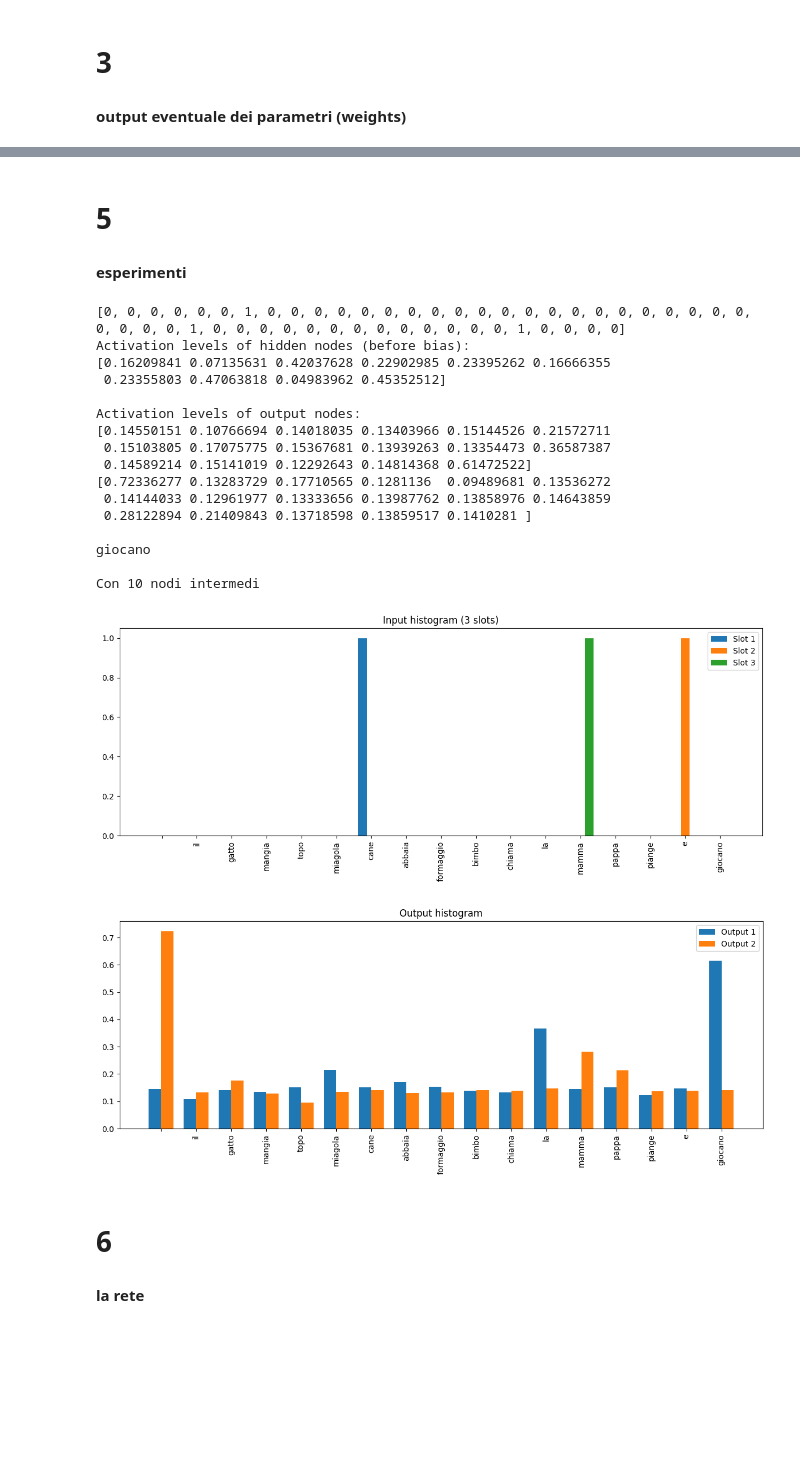
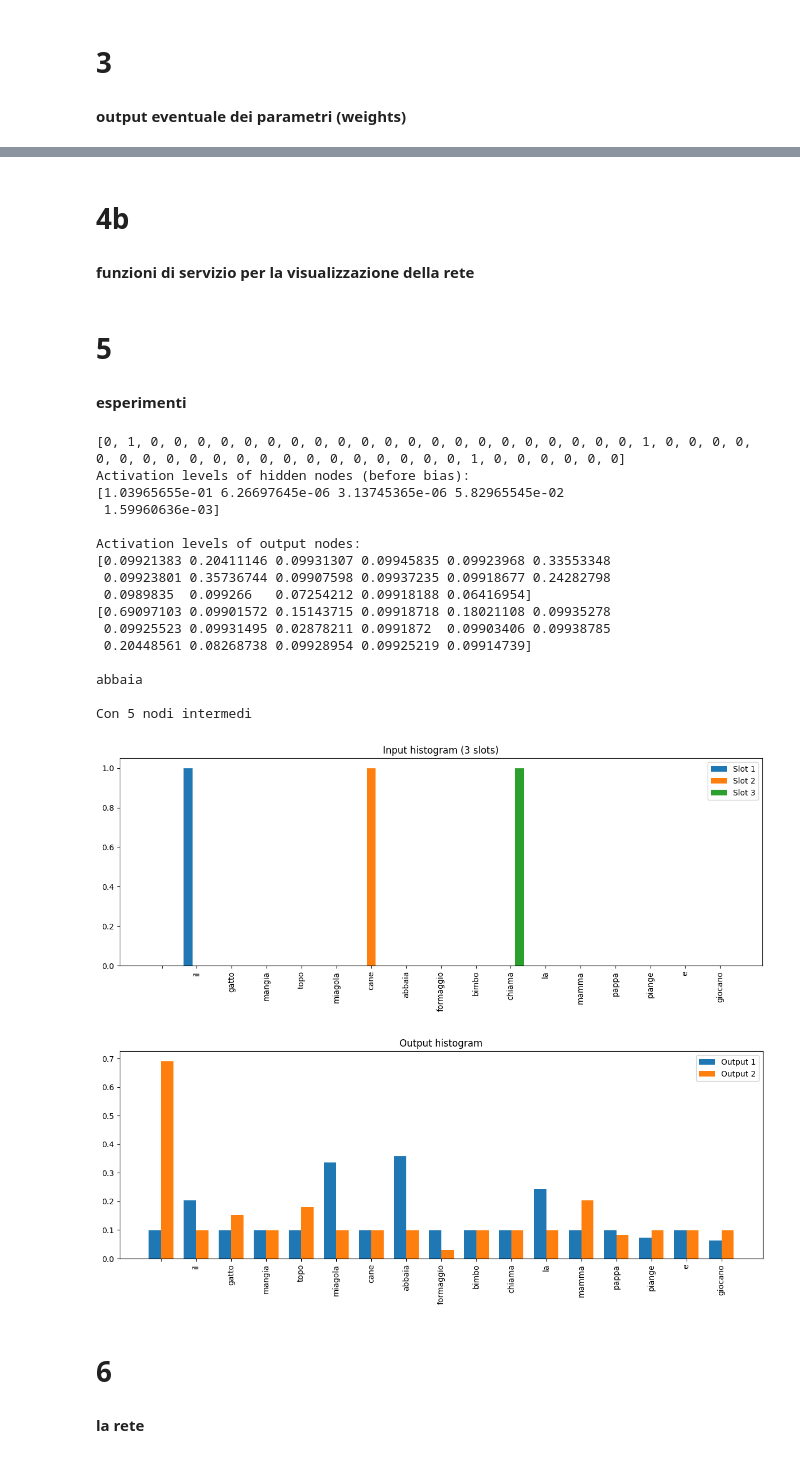
Before and after one commit to terna/SLM_ANN, a Jupyter notebook: ANNshowingActivationsPT_HiddenN_wordHist_showNN.ipynb, the cells around one changed output, grey strips where cells are left out. Drawn from its saved outputs; the diff is of its cells as text; code cells hidden in the pictures; blank space fills up the shorter version.

```diff
--- a/ANNshowingActivationsPT_HiddenN_wordHist_showNN.ipynb
+++ b/ANNshowingActivationsPT_HiddenN_wordHist_showNN.ipynb
@@ -305,10 +238,13 @@ def inOutExperiments(i0, i1, i2, show_histograms=True):
     """Runs one 3-word input experiment and prints the 2-word output.
     If show_histograms=True, also plots input/output histograms (dictionary order).
     """
-    #to be sued in showing NN
+    #to be used in showing NN
     inputPhrase[0]=i0
     inputPhrase[1]=i1
     inputPhrase[2]=i2
+
+    global parolaMancante
+    parolaMancante=False
 
     inExp = [0] * 17 * 3
 
@@ -316,18 +252,21 @@ def inOutExperiments(i0, i1, i2, show_histograms=True):
         inExp[dictionary[i0]] = 1
     except:
         print(i0, " parola sconosciuta")
+        parolaMancante=True
         return
 
     try:
         inExp[dictionary[i1] + 17] = 1
     except:
         print(i1, " parola sconosciuta")
+        parolaMancante=True
         return
 
     try:
         inExp[dictionary[i2] + 17 * 2] = 1
     except:
         print(i2, " parola sconosciuta")
+        parolaMancante=True
         return
 
     print(inExp)
@@ -346,3 +285,6 @@ def inOutExperiments(i0, i1, i2, show_histograms=True):
             print("\n[WARNING] plot_in_out_histograms(...) non è definita: esegui prima la cella 4.")
         except Exception as e:
             print(f"\n[WARNING] impossibile generare gli istogrammi: {e}")
+# %% [markdown]
+# 4b
+#### funzioni di servizio per la visualizzazione della rete
@@ -350,26 +469,26 @@ def inOutExperiments(i0, i1, i2, show_histograms=True):
 # 5
 #### esperimenti
 # %%
-inOutExperiments("cane","e","mamma")
+inOutExperiments("il","cane","chiama")
 # %% [output]
-[0, 0, 0, 0, 0, 0, 1, 0, 0, 0, 0, 0, 0, 0, 0, 0, 0, 0, 0, 0, 0, 0, 0, 0, 0, 0, 0, 0, 0, 0, 0, 0, 1, 0, 0, 0, 0, 0, 0, 0, 0, 0, 0, 0, 0, 0, 1, 0, 0, 0, 0]
+[0, 1, 0, 0, 0, 0, 0, 0, 0, 0, 0, 0, 0, 0, 0, 0, 0, 0, 0, 0, 0, 0, 0, 1, 0, 0, 0, 0, 0, 0, 0, 0, 0, 0, 0, 0, 0, 0, 0, 0, 0, 0, 0, 0, 1, 0, 0, 0, 0, 0, 0]
 Activation levels of hidden nodes (before bias):
-[0.16209841 0.07135631 0.42037628 0.22902985 0.23395262 0.16666355
- 0.23355803 0.47063818 0.04983962 0.45352512]
+[1.03965655e-01 6.26697645e-06 3.13745365e-06 5.82965545e-02
+ 1.59960636e-03]
 
 Activation levels of output nodes:
-[0.14550151 0.10766694 0.14018035 0.13403966 0.15144526 0.21572711
- 0.15103805 0.17075775 0.15367681 0.13939263 0.13354473 0.36587387
- 0.14589214 0.15141019 0.12292643 0.14814368 0.61472522]
-[0.72336277 0.13283729 0.17710565 0.1281136  0.09489681 0.13536272
- 0.14144033 0.12961977 0.13333656 0.13987762 0.13858976 0.14643859
- 0.28122894 0.21409843 0.13718598 0.13859517 0.1410281 ]
+[0.09921383 0.20411146 0.09931307 0.09945835 0.09923968 0.33553348
+ 0.09923801 0.35736744 0.09907598 0.09937235 0.09918677 0.24282798
+ 0.0989835  0.099266   0.07254212 0.09918188 0.06416954]
+[0.69097103 0.09901572 0.15143715 0.09918718 0.18021108 0.09935278
+ 0.09925523 0.09931495 0.02878211 0.0991872  0.09903406 0.09938785
+ 0.20448561 0.08268738 0.09928954 0.09925219 0.09914739]
 
-giocano
+abbaia
 
-Con 10 nodi intermedi
+Con 5 nodi intermedi
-[figure, old version]
+[figure, new version]
-[figure, old version]
+[figure, new version]
 # %% [markdown]
 # 6
 #### la rete
```
Also changed, not shown: parts of 9 cells of this notebook.
